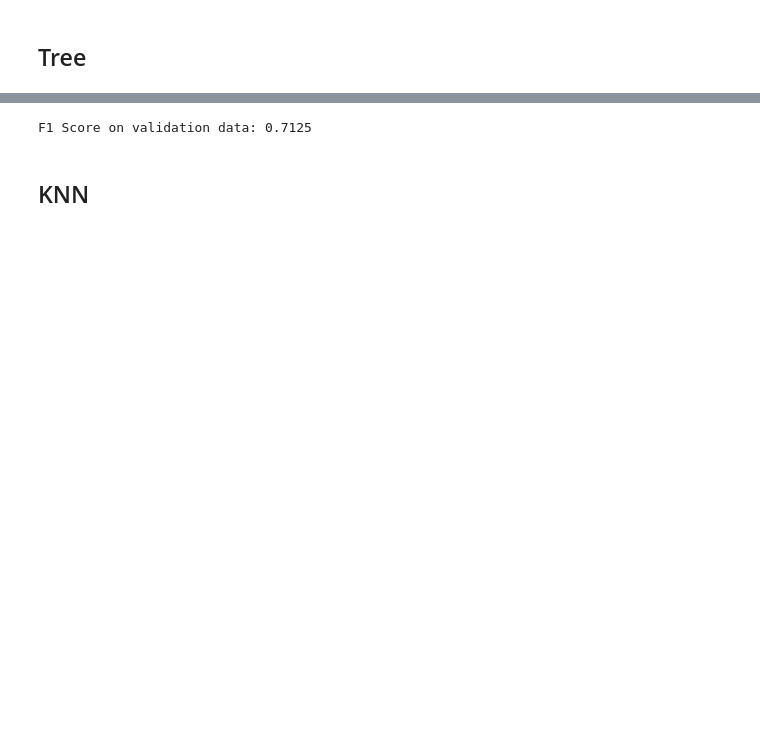
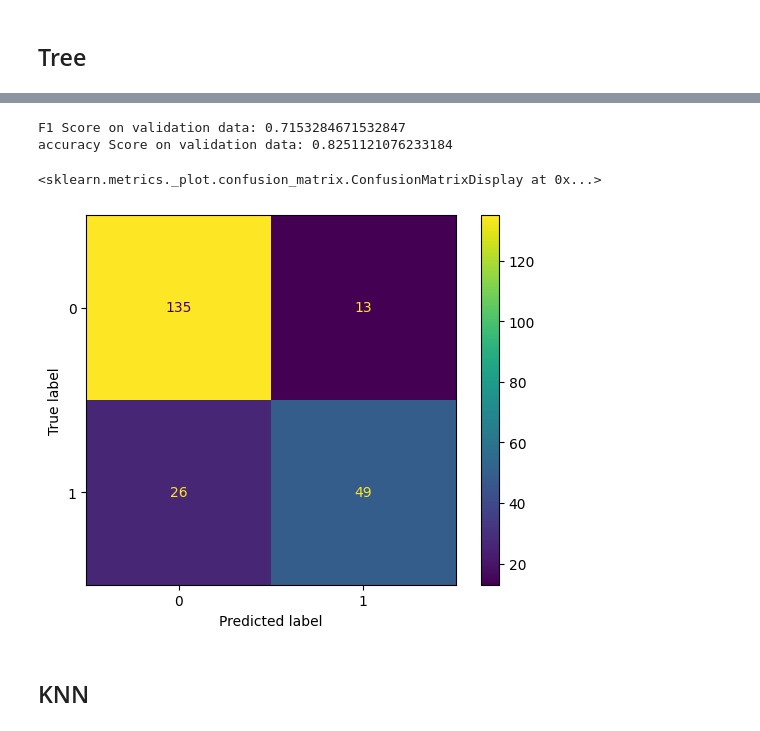
Before and after one commit to Valikpp/ds-training-tasks, a Jupyter notebook: titanic/main.ipynb, the cells around one changed output, grey strips where cells are left out. Saved outputs shown, nothing was run; the diff lists cells and outputs as text; code cells hidden in the pictures; blank space fills up the shorter version.

```diff
--- a/titanic/main.ipynb
+++ b/titanic/main.ipynb
@@ -242,0 +246,7 @@ Please also refer to the documentation for alternative solver options:
+# %%
+svc = SVC(probability=True)
+pipe_svc = make_pipeline(StandardScaler(),svc)
+param_grid = {'svc__C':[1,10,100],'svc__gamma':[1,0.1,0.01,0.001], 'svc__kernel':['linear','rbf']}
+search = GridSearchCV(pipe_svc, param_grid=param_grid, cv=3,verbose=True)
+search.fit(X_train,y_train)
+best_svc = search.best_estimator_
@@ -261,8 +281,16 @@ best_tree = search.best_estimator_
 
 y_pred_tree = best_tree.predict(X_val)
 print("F1 Score on validation data:", f1_score(y_val, y_pred_tree))
+print("accuracy Score on validation data:", accuracy_score(y_val, y_pred_tree))
 # %% [output]
-F1 Score on validation data: 0.7125
+F1 Score on validation data: 0.7153284671532847
+accuracy Score on validation data: 0.8251121076233184
+# %%
+cm_tree = confusion_matrix(y_val,y_pred_tree)
+ConfusionMatrixDisplay(cm_tree).plot()
+# %% [output]
+<sklearn.metrics._plot.confusion_matrix.ConfusionMatrixDisplay at 0x...>
+[figure, added]
 # %% [markdown]
 ## KNN
 # %%
```
Also changed, not shown: parts of 30 cells of this notebook, 1 other file.
